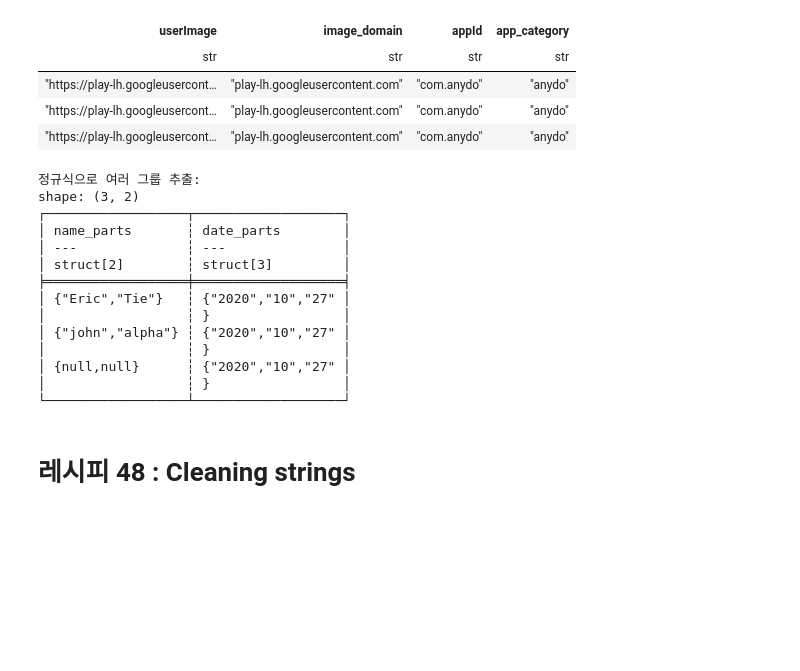
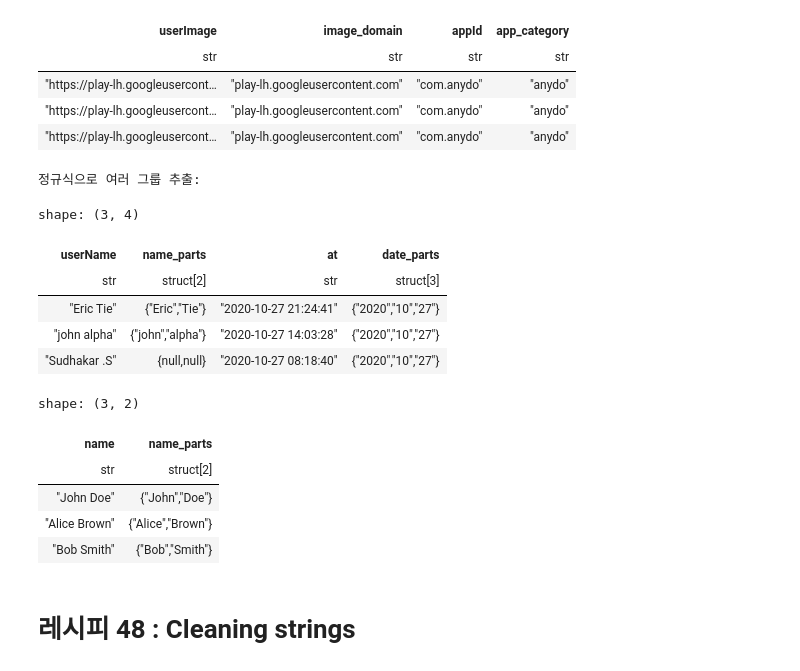
Before and after one commit to dschloe/polars_recipes, a Jupyter notebook: ch09_string_manipulation.ipynb, the cells around one changed output. Cells and saved outputs as stored; diff of their text form; code cells hidden in the pictures; blank space fills up the shorter version.

```diff
--- a/ch09_string_manipulation.ipynb
+++ b/ch09_string_manipulation.ipynb
@@ -227,28 +227,42 @@ shape: (3, 4)
 # %%
 # str.extract_groups()를 사용하여 정규식에서 여러 그룹 추출
 extract_groups_df = df.select([
+    'userName',
     # "FirstName LastName" 형식의 사용자 이름 부분 추출
     pl.col("userName").str.extract_groups(r"([A-Za-z]+)\s+([A-Za-z]+)").alias("name_parts"),
+    'at',
     # at 필드에서 날짜 구성 요소 추출
     pl.col("at").str.extract_groups(r"(\d{4})-(\d{2})-(\d{2})").alias("date_parts")
 ])
 print("\n정규식으로 여러 그룹 추출:")
-print(extract_groups_df.head(3))
+extract_groups_df.head(3)
 # %% [output]
 정규식으로 여러 그룹 추출:
-shape: (3, 2)
-┌──────────────────┬───────────────────┐
-│ name_parts       ┆ date_parts        │
-│ ---              ┆ ---               │
-│ struct[2]        ┆ struct[3]         │
-╞══════════════════╪═══════════════════╡
-│ {"Eric","Tie"}   ┆ {"2020","10","27" │
-│                  ┆ }                 │
-│ {"john","alpha"} ┆ {"2020","10","27" │
-│                  ┆ }                 │
-│ {null,null}      ┆ {"2020","10","27" │
-│                  ┆ }                 │
-└──────────────────┴───────────────────┘
+shape: (3, 4)
+| userName | name_parts | at | date_parts |
+| str | struct[2] | str | struct[3] |
+| "Eric Tie" | {"Eric","Tie"} | "2020-10-27 21:24:41" | {"2020","10","27"} |
+| "john alpha" | {"john","alpha"} | "2020-10-27 14:03:28" | {"2020","10","27"} |
+| "Sudhakar .S" | {null,null} | "2020-10-27 08:18:40" | {"2020","10","27"} |
+# %%
+import polars as pl
+
+temp_df = pl.DataFrame({
+    "name": ["John Doe", "Alice Brown", "Bob Smith"]
+})
+
+temp_df = temp_df.with_columns(
+    pl.col("name").str.extract_groups(r"([A-Za-z]+)\s+([A-Za-z]+)").alias("name_parts")
+)
+
+temp_df
+# %% [output]
+shape: (3, 2)
+| name | name_parts |
+| str | struct[2] |
+| "John Doe" | {"John","Doe"} |
+| "Alice Brown" | {"Alice","Brown"} |
+| "Bob Smith" | {"Bob","Smith"} |
 # %% [markdown]
 # 레시피 48 : Cleaning strings
 # %%
```
Also changed, not shown: parts of 6 cells of this notebook, 1 other file.
